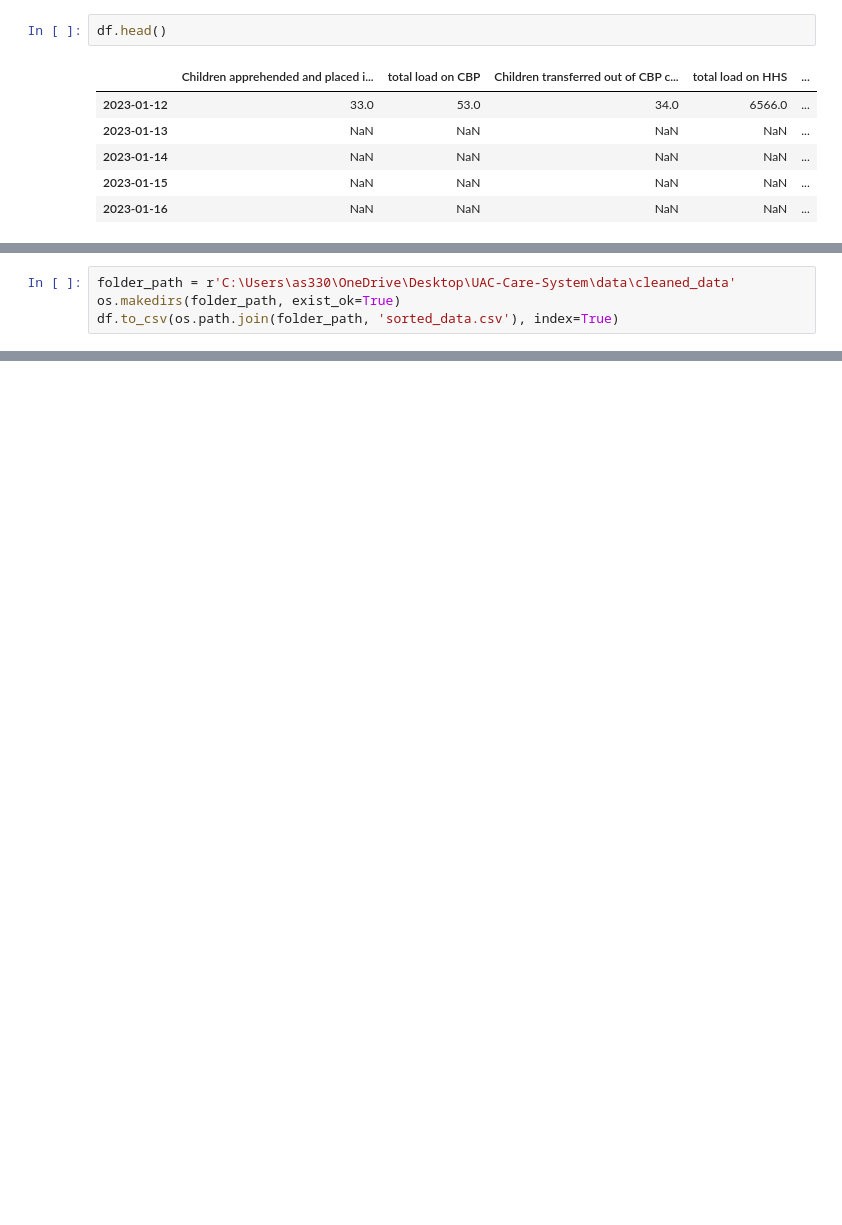
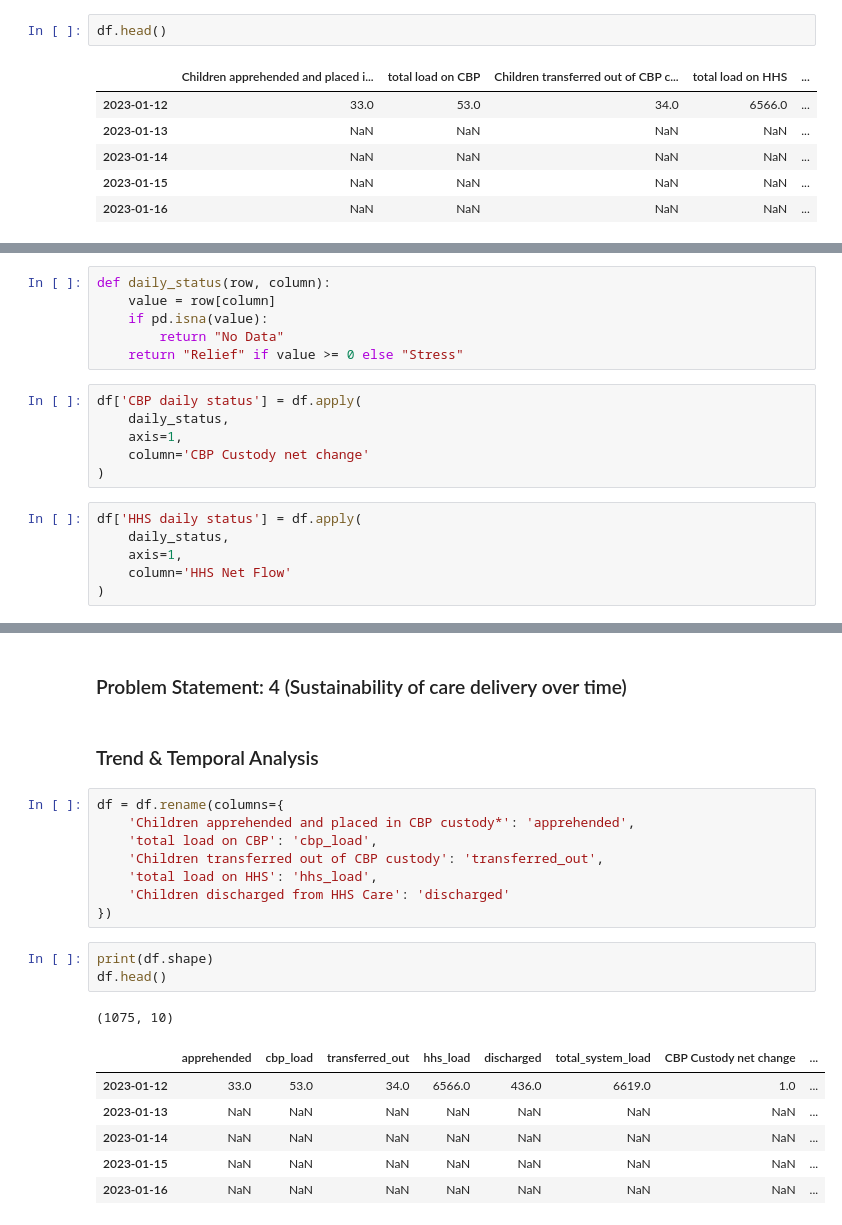
Before and after one commit to devsharmacodes/UAC-Care-System, a Jupyter notebook: notebooks/sorting_data.ipynb, the cells around one changed output, grey strips where cells are left out. Cells and saved outputs as stored; diff of their text form; blank space fills up the shorter version.

```diff
--- a/notebooks/sorting_data.ipynb
+++ b/notebooks/sorting_data.ipynb
@@ -69,4 +125,18 @@ df.head()
 # %%
-folder_path = r'C:\Users\as330\OneDrive\Desktop\UAC-Care-System\data\cleaned_data'
-os.makedirs(folder_path, exist_ok=True)
-df.to_csv(os.path.join(folder_path, 'sorted_data.csv'), index=True)
+def daily_status(row, column):
+    value = row[column]
+    if pd.isna(value):
+        return "No Data"
+    return "Relief" if value >= 0 else "Stress"
+# %%
+df['CBP daily status'] = df.apply(
+    daily_status,
+    axis=1,
+    column='CBP Custody net change'
+)
+# %%
+df['HHS daily status'] = df.apply(
+    daily_status,
+    axis=1,
+    column='HHS Net Flow'
+)
@@ -72,0 +152,23 @@ df.to_csv(os.path.join(folder_path, 'sorted_data.csv'), index=True)
+# %% [markdown]
+### Problem Statement: 4 (Sustainability of care delivery over time)
+# %% [markdown]
+### Trend & Temporal Analysis
+# %%
+df = df.rename(columns={
+    'Children apprehended and placed in CBP custody*': 'apprehended',
+    'total load on CBP': 'cbp_load',
+    'Children transferred out of CBP custody': 'transferred_out',
+    'total load on HHS': 'hhs_load',
+    'Children discharged from HHS Care': 'discharged'
+})
+# %%
+print(df.shape)
+df.head()
+# %% [output]
+(1075, 10)
+|  | apprehended | cbp_load | transferred_out | hhs_load | discharged | total_system_load | CBP Custody net change | ... |
+| 2023-01-12 | 33.0 | 53.0 | 34.0 | 6566.0 | 436.0 | 6619.0 | 1.0 | ... |
+| 2023-01-13 | NaN | NaN | NaN | NaN | NaN | NaN | NaN | ... |
+| 2023-01-14 | NaN | NaN | NaN | NaN | NaN | NaN | NaN | ... |
+| 2023-01-15 | NaN | NaN | NaN | NaN | NaN | NaN | NaN | ... |
+| 2023-01-16 | NaN | NaN | NaN | NaN | NaN | NaN | NaN | ... |
```
Also changed, not shown: parts of 36 cells of this notebook, 2 other files.
